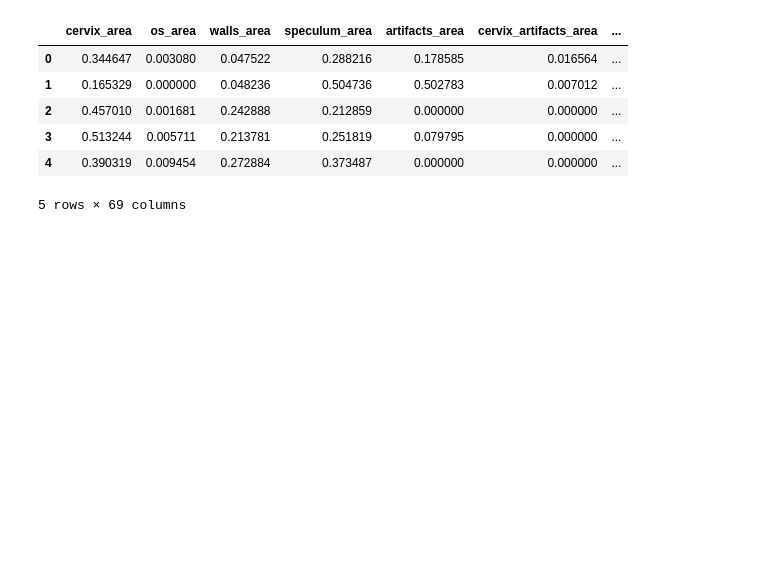
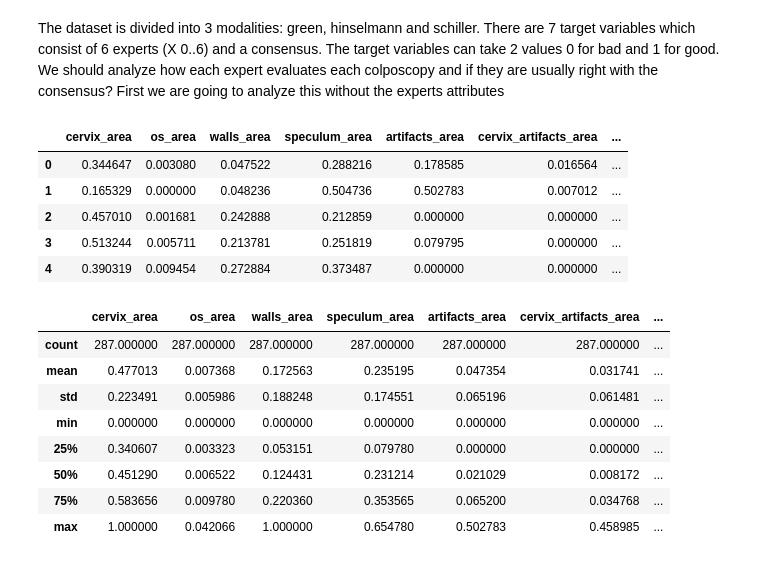
Before and after one commit to waque/CD, a Jupyter notebook: proj/Quality_Assessment_of_Digital_Colposcopies_Data_Set/data_exploration.ipynb, the cells around one changed output. Drawn from its saved outputs; the diff is of its cells as text; code cells hidden in the pictures; blank space fills up the shorter version.

```diff
--- a/proj/Quality_Assessment_of_Digital_Colposcopies_Data_Set/data_exploration.ipynb
+++ b/proj/Quality_Assessment_of_Digital_Colposcopies_Data_Set/data_exploration.ipynb
@@ -12,11 +1,45 @@ from sklearn.metrics import confusion_matrix, precision_recall_curve, auc, roc_a
+# %%
+import pandas as pd
+import numpy as np
+import seaborn as sns
+import matplotlib.pyplot as plt
+import sys
+sys.path.append('..')
+from utils_cd import (
+        split_dataset,
+        standard_deviation,
+        plot_comparison_results,
+        impute_values,
+        plot_results,
+        plot_param_improv
+)
+from sklearn.neighbors import KNeighborsClassifier
+from sklearn.ensemble import RandomForestClassifier
+from sklearn.naive_bayes import GaussianNB, MultinomialNB, BernoulliNB
+from sklearn.decomposition import PCA
+from sklearn.feature_selection import SelectKBest
+from sklearn.feature_selection import chi2
+from sklearn.preprocessing import Normalizer, StandardScaler
+from imblearn.over_sampling import SMOTE
+
+pd.options.display.max_columns = None
+sns.set(style='darkgrid')
+CLASS = 'consensus'
 # %%
-green_data = pd.read_csv('./green.csv')
-hinselmann_data = pd.read_csv('./hinselmann.csv')
-schiller_data = pd.read_csv('./schiller.csv')
-
-data = [[green_data,'green_data'], [hinselmann_data,'hinselmann_data'], [schiller_data,'schiller_data']]
+green_data = pd.read_csv('green.csv')
+hinselmann_data = pd.read_csv('hinselmann.csv')
+schiller_data = pd.read_csv('schiller.csv')
+# %%
+expert_columns = ['experts::{}'.format(i) for i in range(6)]
+green = green_data.drop(columns=expert_columns)
+hinselmann = hinselmann_data.drop(columns=expert_columns)
+schiller = schiller_data.drop(columns=expert_columns)
+coloscopies = pd.concat([green, hinselmann, schiller])
+# %% [markdown]
+The dataset is divided into 3 modalities: green, hinselmann and schiller. There are 7 target variables which consist of 6 experts (X 0..6) and a consensus. The target variables can take 2 values 0 for bad and 1 for good.
+We should analyze how each expert evaluates each colposcopy and if they are usually right with the consensus? First we are going to analyze this without the experts attributes
 # %%
-green_data.head()
+coloscopies.head()
 # %% [output]
 |  | cervix_area | os_area | walls_area | speculum_area | artifacts_area | cervix_artifacts_area | ... |
 | 0 | 0.344647 | 0.003080 | 0.047522 | 0.288216 | 0.178585 | 0.016564 | ... |
@@ -24,4 +47,15 @@ green_data.head()
 | 2 | 0.457010 | 0.001681 | 0.242888 | 0.212859 | 0.000000 | 0.000000 | ... |
 | 3 | 0.513244 | 0.005711 | 0.213781 | 0.251819 | 0.079795 | 0.000000 | ... |
 | 4 | 0.390319 | 0.009454 | 0.272884 | 0.373487 | 0.000000 | 0.000000 | ... |
-5 rows × 69 columns
+# %%
+coloscopies.describe()
+# %% [output]
+|  | cervix_area | os_area | walls_area | speculum_area | artifacts_area | cervix_artifacts_area | ... |
+| count | 287.000000 | 287.000000 | 287.000000 | 287.000000 | 287.000000 | 287.000000 | ... |
+| mean | 0.477013 | 0.007368 | 0.172563 | 0.235195 | 0.047354 | 0.031741 | ... |
+| std | 0.223491 | 0.005986 | 0.188248 | 0.174551 | 0.065196 | 0.061481 | ... |
+| min | 0.000000 | 0.000000 | 0.000000 | 0.000000 | 0.000000 | 0.000000 | ... |
+| 25% | 0.340607 | 0.003323 | 0.053151 | 0.079780 | 0.000000 | 0.000000 | ... |
+| 50% | 0.451290 | 0.006522 | 0.124431 | 0.231214 | 0.021029 | 0.008172 | ... |
+| 75% | 0.583656 | 0.009780 | 0.220360 | 0.353565 | 0.065200 | 0.034768 | ... |
+| max | 1.000000 | 0.042066 | 1.000000 | 0.654780 | 0.502783 | 0.458985 | ... |
```
Also changed, not shown: parts of 3 cells of this notebook, 2 other files.
